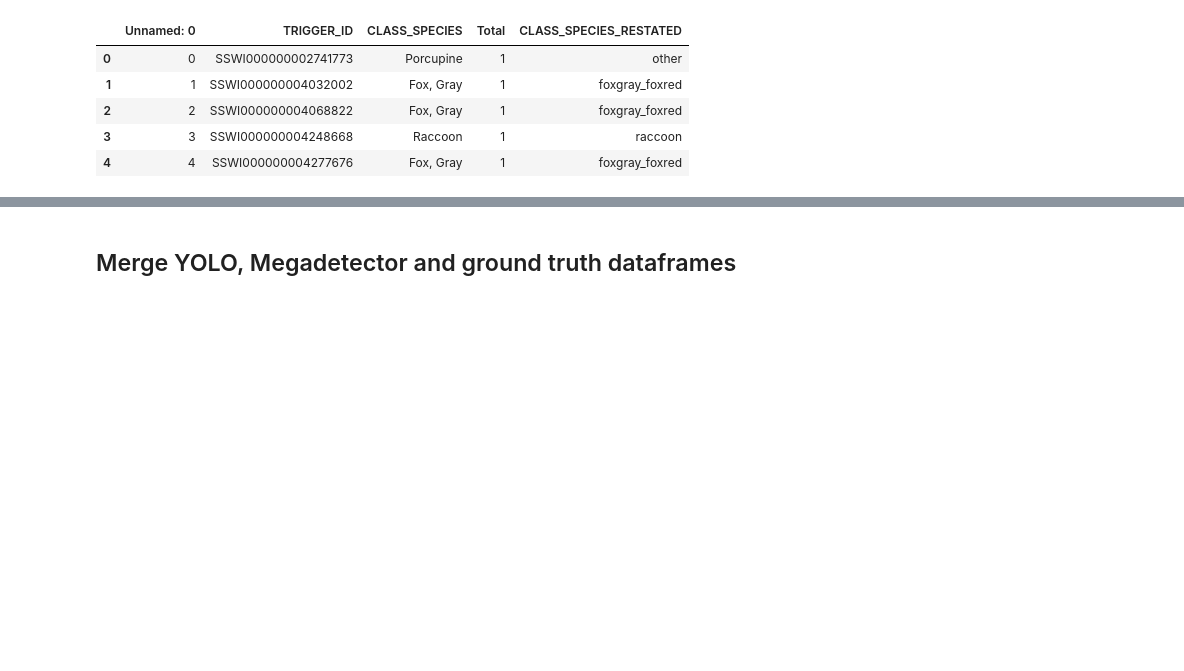
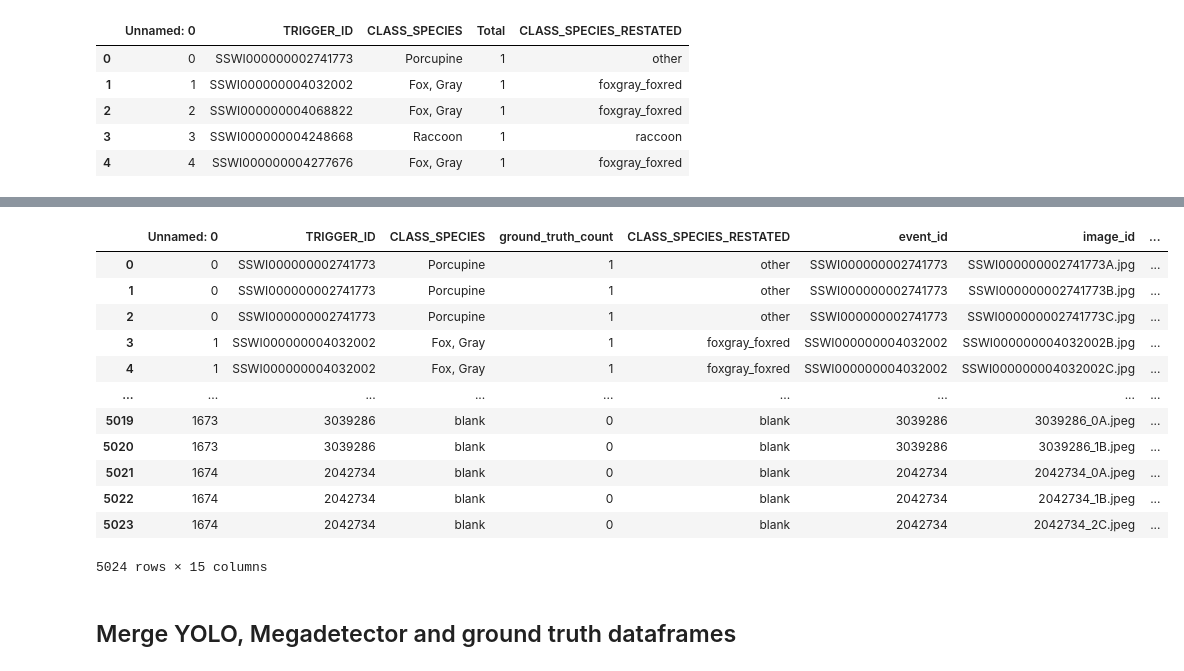
Before and after one commit to jroshanucb/capstone, a Jupyter notebook: ensemble/Counts.ipynb, the cells around one changed output, grey strips where cells are left out. Saved outputs shown, nothing was run; the diff lists cells and outputs as text; code cells hidden in the pictures; blank space fills up the shorter version.

```diff
--- a/ensemble/Counts.ipynb
+++ b/ensemble/Counts.ipynb
@@ -153,3 +177,30 @@ yolov5.head()
+# %%
+# Merge all - The image id will repeat 3 times
+final_raw = megadetector_df.merge(yolo_df, left_on="image_id", right_on="image_id")
+#final_raw.loc[:, 'event_id'] = final_raw['image_id'].apply(lambda x: x[:-1])
+final_raw = ground_truth_df.merge(final_raw, left_on="TRIGGER_ID", right_on="event_id")
+final_raw.rename(columns={'count':'md_count', 'Total':'ground_truth_count', 'yolo':'md_bbox',
+                           'all_class_pred':'md_all_class_pred', 'all_conf':'md_all_conf', 'max_detection_conf': 'md_max_detection_conf'}, inplace=True)
+    #final_raw.drop(columns=['TRIGGER_ID'], inplace=True)
+# final_raw.sort_values(by="image_id").reset_index(drop=True)
+# final_raw = final_raw[['image_id','CLASS_SPECIES','CLASS_SPECIES_RESTATED','md_all_class_pred','md_all_conf','md_max_detection_conf', \
+#            'md_bbox','yolo_bbox','ground_truth_count', 'md_count','yolo_count']]
+# %%
+final_raw
+# %% [output]
+|  | Unnamed: 0 | TRIGGER_ID | CLASS_SPECIES | ground_truth_count | CLASS_SPECIES_RESTATED | event_id | image_id | ... |
+| 0 | 0 | SSWI000000002741773 | Porcupine | 1 | other | SSWI000000002741773 | SSWI000000002741773A.jpg | ... |
+| 1 | 0 | SSWI000000002741773 | Porcupine | 1 | other | SSWI000000002741773 | SSWI000000002741773B.jpg | ... |
+| 2 | 0 | SSWI000000002741773 | Porcupine | 1 | other | SSWI000000002741773 | SSWI000000002741773C.jpg | ... |
+| 3 | 1 | SSWI000000004032002 | Fox, Gray | 1 | foxgray_foxred | SSWI000000004032002 | SSWI000000004032002B.jpg | ... |
+| 4 | 1 | SSWI000000004032002 | Fox, Gray | 1 | foxgray_foxred | SSWI000000004032002 | SSWI000000004032002C.jpg | ... |
+| ... | ... | ... | ... | ... | ... | ... | ... | ... |
+| 5019 | 1673 | 3039286 | blank | 0 | blank | 3039286 | 3039286_0A.jpeg | ... |
+| 5020 | 1673 | 3039286 | blank | 0 | blank | 3039286 | 3039286_1B.jpeg | ... |
+| 5021 | 1674 | 2042734 | blank | 0 | blank | 2042734 | 2042734_0A.jpeg | ... |
+| 5022 | 1674 | 2042734 | blank | 0 | blank | 2042734 | 2042734_1B.jpeg | ... |
+| 5023 | 1674 | 2042734 | blank | 0 | blank | 2042734 | 2042734_2C.jpeg | ... |
+5024 rows × 15 columns
 # %% [markdown]
 ## Merge YOLO, Megadetector and ground truth dataframes
 # %%
```
Also changed, not shown: parts of 5 cells of this notebook.
